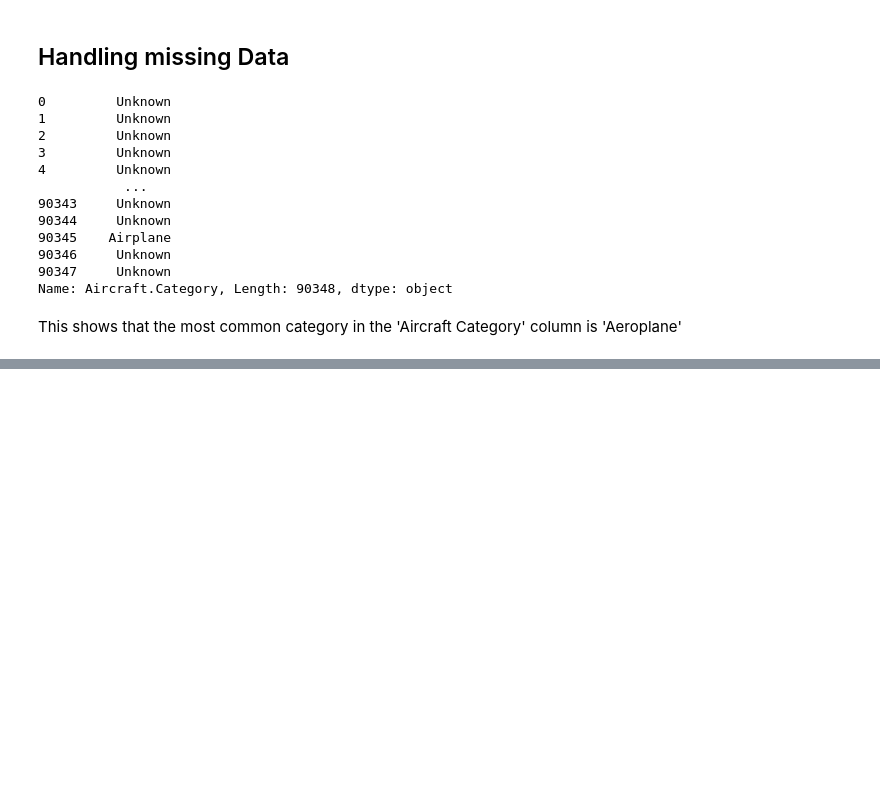
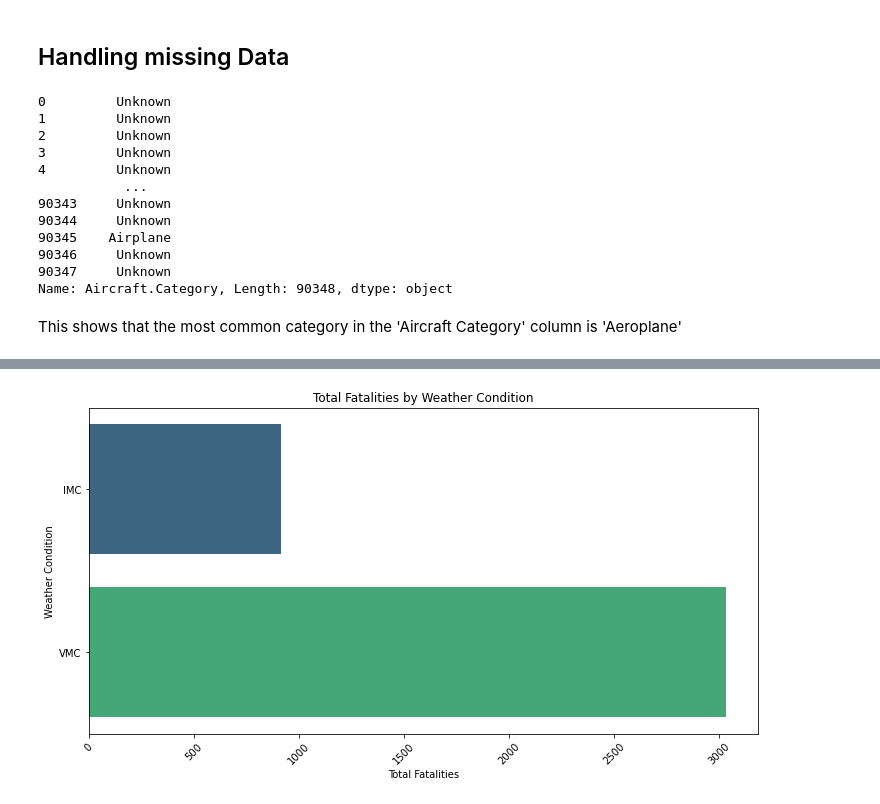
Before and after one commit to HellenDianaNjeri/dsc-phase-1-project-v3, a Jupyter notebook: student.ipynb, the cells around one changed output, grey strips where cells are left out. Drawn from its saved outputs; the diff is of its cells as text; code cells hidden in the pictures; blank space fills up the shorter version.

```diff
--- a/student.ipynb
+++ b/student.ipynb
@@ -499,0 +502,20 @@ plt.show()
+# %%
+# Find correlations between weather conditions and the number of fatalities.
+# Check for necessary columns
+Aviation_df_cleaned[['Weather.Condition', 'Total.Fatal.Injuries']].isnull().sum()
+
+# Group by Weather Condition and sum the number of fatalities
+weather_fatalities = Aviation_df_cleaned.groupby('Weather.Condition')['Total.Fatal.Injuries'].sum().reset_index()
+weather_fatalities
+
+# plot the number of fatalities by weather condition
+
+plt.figure(figsize=(12, 6))
+sns.barplot(x='Total.Fatal.Injuries', y='Weather.Condition', data=weather_fatalities, palette='viridis')
+plt.title('Total Fatalities by Weather Condition')
+plt.xlabel('Total Fatalities')
+plt.ylabel('Weather Condition')
+plt.xticks(rotation=45)
+plt.show()
+# %% [output]
+[figure, added]
```
Also changed, not shown: parts of 19 cells of this notebook.
